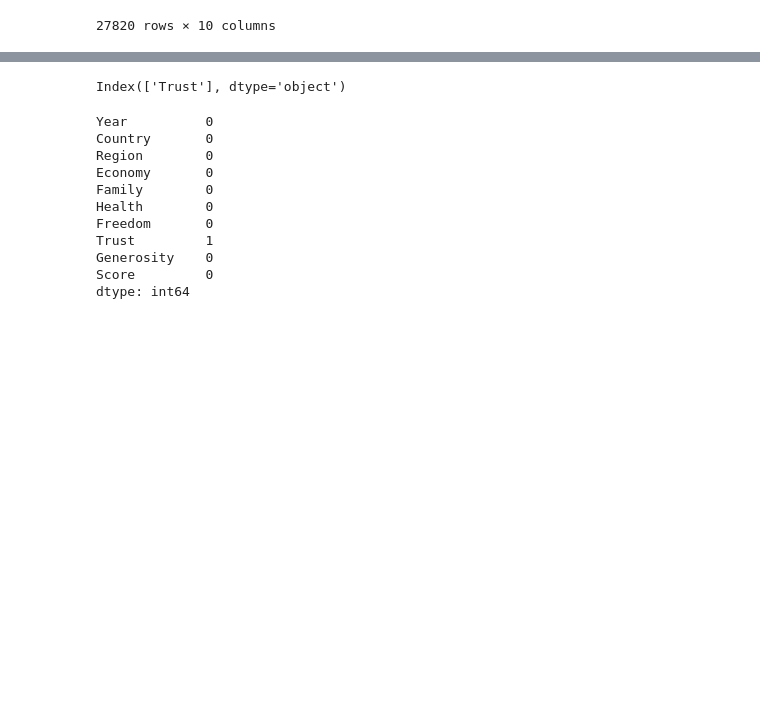
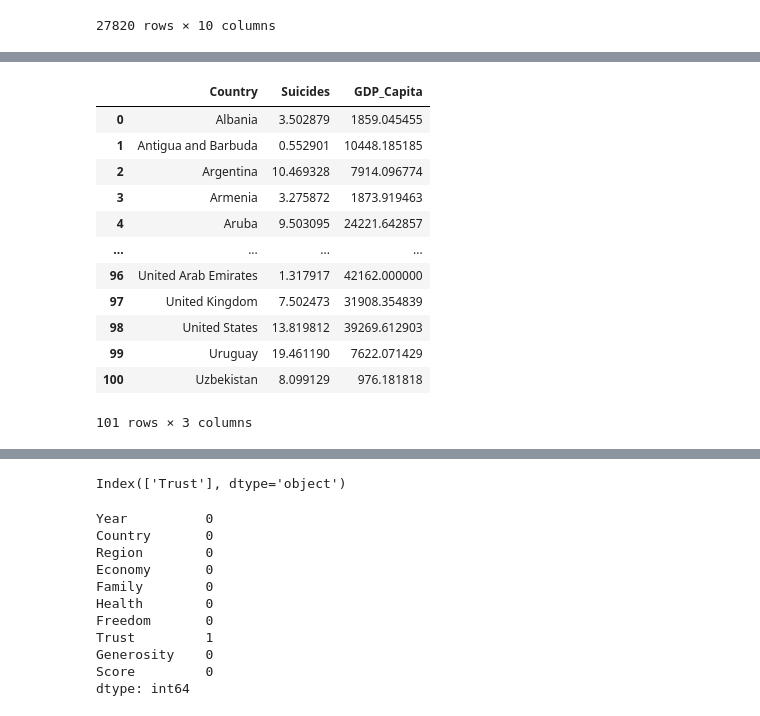
Before and after one commit to dianaxime/DM_Proyecto, a Jupyter notebook: Modelo.ipynb, the cells around one changed output, grey strips where cells are left out. Drawn from its saved outputs; the diff is of its cells as text; code cells hidden in the pictures; blank space fills up the shorter version.

```diff
--- a/Modelo.ipynb
+++ b/Modelo.ipynb
@@ -36,3 +64,20 @@ df_suicide
+# %%
+new_suicide = pd.merge(country_rate, country_gdp_cap, on='Country')
+new_suicide
+# %% [output]
+|  | Country | Suicides | GDP_Capita |
+| 0 | Albania | 3.502879 | 1859.045455 |
+| 1 | Antigua and Barbuda | 0.552901 | 10448.185185 |
+| 2 | Argentina | 10.469328 | 7914.096774 |
+| 3 | Armenia | 3.275872 | 1873.919463 |
+| 4 | Aruba | 9.503095 | 24221.642857 |
+| ... | ... | ... | ... |
+| 96 | United Arab Emirates | 1.317917 | 42162.000000 |
+| 97 | United Kingdom | 7.502473 | 31908.354839 |
+| 98 | United States | 13.819812 | 39269.612903 |
+| 99 | Uruguay | 19.461190 | 7622.071429 |
+| 100 | Uzbekistan | 8.099129 | 976.181818 |
+101 rows × 3 columns
 # %%
 df_happiness = pd.read_csv('./world-happiness/master.csv')
 df_happiness
```
Also changed, not shown: parts of 5 cells of this notebook.
